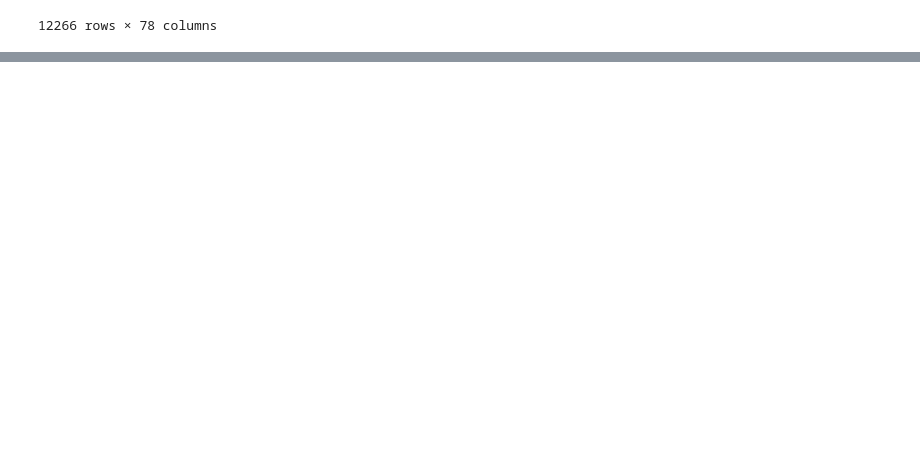
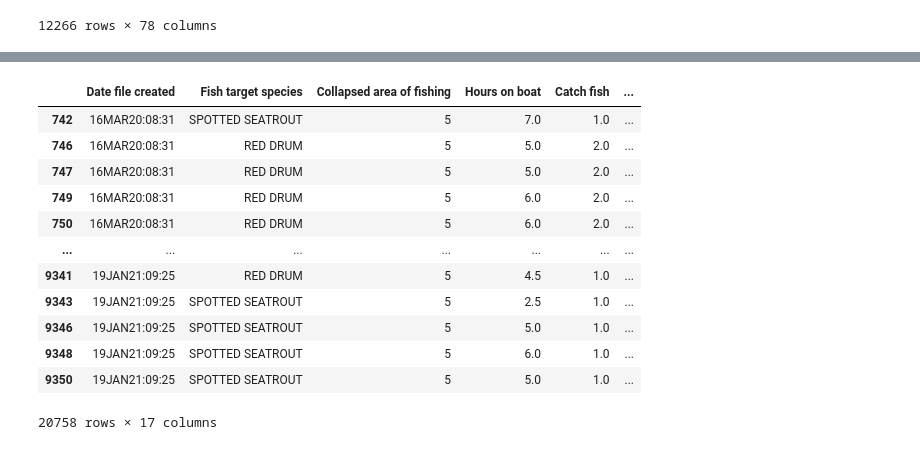
Before and after one commit to ddw26/Team-Frist-Center, a Jupyter notebook: mod_20_circle_s1.ipynb, the cells around one changed output, grey strips where cells are left out. Saved outputs shown, nothing was run; the diff lists cells and outputs as text; code cells hidden in the pictures; blank space fills up the shorter version.

```diff
--- a/mod_20_circle_s1.ipynb
+++ b/mod_20_circle_s1.ipynb
@@ -279,0 +394,38 @@ col_name
+# %%
+# Rename columns for clarity
+
+df_filtered = df_filtered.rename(columns={
+    "date1": "Date file created",
+    "prim1_common": "Fish target species",
+    "AREA_X": "Collapsed area of fishing",
+    "BOAT_HRS": "Hours on boat",
+    "CATCH": "Catch fish",
+    "DIST": "Distance from shore",
+    "fshinsp_a": "Number of fish avail for inspection",
+    "GEAR": "Type of gear",
+    "HRSF": "Hours fished",
+    "kod": "Kind of day",
+    "MODE_F": "Mode of fishing",
+    "MODE_FX": "Mode of fishing collapsed",
+    "month": "Month of intercept",
+    "region": "Region",
+    "SUB_REG": "Sub region of trip",
+    "TIME": "Time of intercept",
+    "WAVE": "Data sampling period"
+})
+
+df_filtered
+# %% [output]
+|  | Date file created | Fish target species | Collapsed area of fishing | Hours on boat | Catch fish | ... |
+| 742 | 16MAR20:08:31 | SPOTTED SEATROUT | 5 | 7.0 | 1.0 | ... |
+| 746 | 16MAR20:08:31 | RED DRUM | 5 | 5.0 | 2.0 | ... |
+| 747 | 16MAR20:08:31 | RED DRUM | 5 | 5.0 | 2.0 | ... |
+| 749 | 16MAR20:08:31 | RED DRUM | 5 | 6.0 | 2.0 | ... |
+| 750 | 16MAR20:08:31 | RED DRUM | 5 | 6.0 | 2.0 | ... |
+| ... | ... | ... | ... | ... | ... | ... |
+| 9341 | 19JAN21:09:25 | RED DRUM | 5 | 4.5 | 1.0 | ... |
+| 9343 | 19JAN21:09:25 | SPOTTED SEATROUT | 5 | 2.5 | 1.0 | ... |
+| 9346 | 19JAN21:09:25 | SPOTTED SEATROUT | 5 | 5.0 | 1.0 | ... |
+| 9348 | 19JAN21:09:25 | SPOTTED SEATROUT | 5 | 6.0 | 1.0 | ... |
+| 9350 | 19JAN21:09:25 | SPOTTED SEATROUT | 5 | 5.0 | 1.0 | ... |
+20758 rows × 17 columns
```
Also changed, not shown: parts of 27 cells of this notebook.
